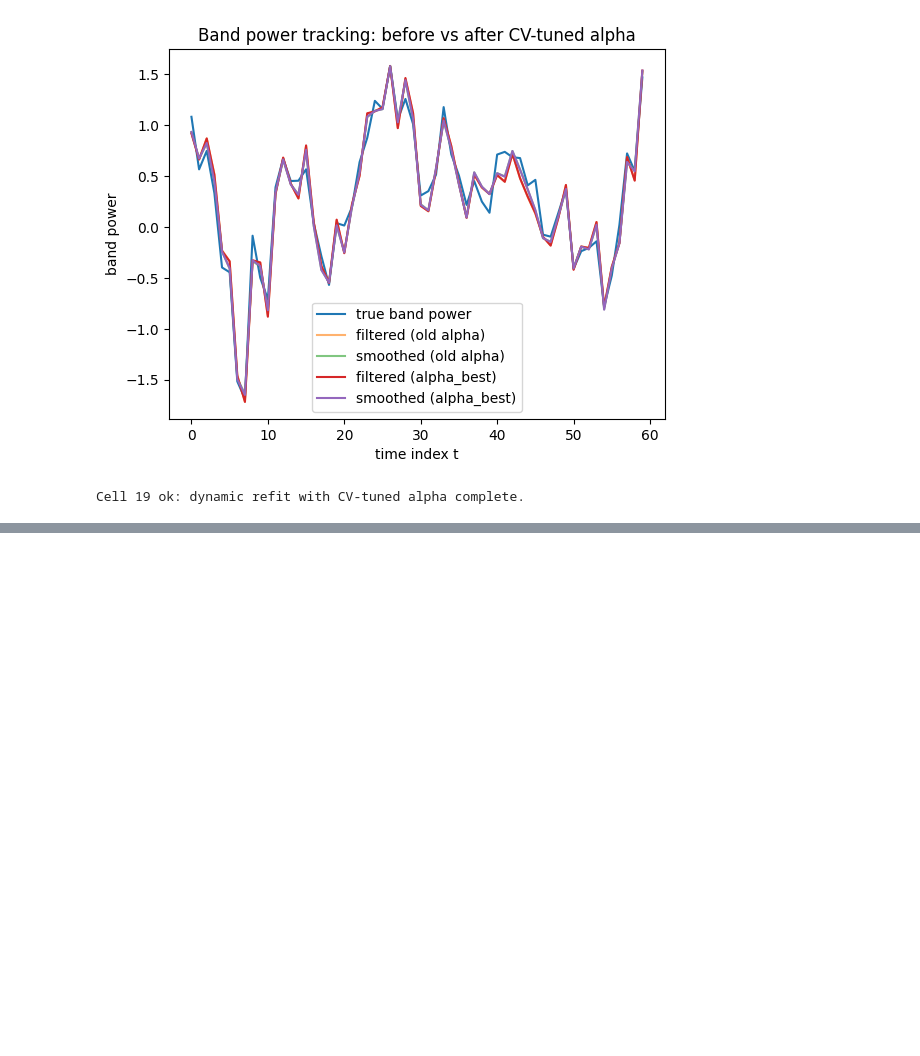
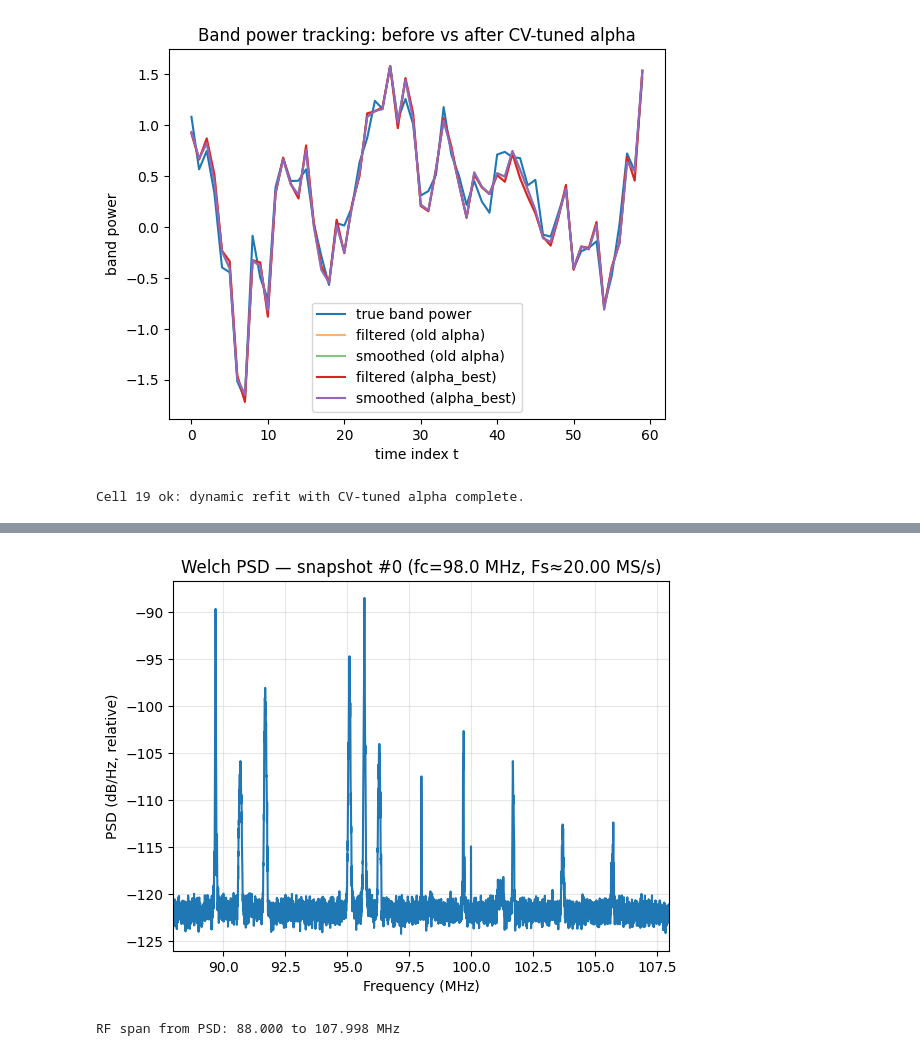
Before and after one commit to jclugor/kl_psd, a Jupyter notebook: implementation.ipynb, the cells around one changed output, grey strips where cells are left out. Drawn from its saved outputs; the diff is of its cells as text; code cells hidden in the pictures; blank space fills up the shorter version.

```diff
--- a/implementation.ipynb
+++ b/implementation.ipynb
@@ -1639,0 +1642,78 @@ Cell 19 ok: dynamic refit with CV-tuned alpha complete.
+# %%
+# Cell RD-1: Load a real IQ snapshot, sanity-check, Welch PSD, plot on 88–108 MHz axis
+
+from pathlib import Path
+import numpy as np
+import matplotlib.pyplot as plt
+from scipy.signal import welch, get_window
+
+# ---- Update this if needed ----
+BASE = Path("data")
+IDX = 0
+DT_ACQ = 0.01          # seconds per snapshot (given)
+FC = 98e6              # center frequency (given)
+
+file_path = BASE / f"Samples 88 and 108MHz,time to read 0.01s, sample #{IDX}.npy"
+x = np.load(file_path)
+
+print("Loaded:", file_path)
+print("dtype:", x.dtype, "shape:", x.shape)
+
+# Basic shape handling
+x = np.asarray(x).reshape(-1)
+
+# Check complex IQ
+is_complex = np.iscomplexobj(x)
+print("is_complex:", is_complex)
+if not is_complex:
+    raise ValueError("Expected complex IQ in .npy, but array is not complex.")
+
+# Estimate Fs from sample count and acquisition time
+Fs_est = len(x) / DT_ACQ
+print(f"N={len(x)}, DT={DT_ACQ}s => Fs_est={Fs_est/1e6:.3f} MS/s")
+
+# Use estimated Fs unless you want to force 20e6
+Fs = Fs_est
+
+# Remove DC offset (common for HackRF)
+x = x - np.mean(x)
+
+# ---- Welch PSD ----
+# Choose nperseg; must be <= len(x)
+nperseg = 8192
+noverlap = nperseg // 2
+window = get_window("hann", nperseg, fftbins=True)
+
+# welch returns one-sided for real signals; for complex it returns two-sided if return_onesided=False
+f_baseband, Pxx = welch(
+    x,
+    fs=Fs,
+    window=window,
+    nperseg=nperseg,
+    noverlap=noverlap,
+    nfft=nperseg,
+    detrend=False,
+    return_onesided=False,
+    scaling="density",
+    average="mean",
+)
+
+# Shift to center at 0 Hz, then shift to RF around FC
+f_baseband = np.fft.fftshift(f_baseband)     # Hz, roughly [-Fs/2, Fs/2)
+Pxx = np.fft.fftshift(Pxx)
+
+f_rf = FC + f_baseband                       # Hz, absolute RF axis
+
+# ---- Plot ----
+plt.figure()
+plt.plot(f_rf / 1e6, 10*np.log10(Pxx + 1e-30))
+plt.xlabel("Frequency (MHz)")
+plt.ylabel("PSD (dB/Hz, relative)")
+plt.title(f"Welch PSD — snapshot #{IDX} (fc={FC/1e6:.1f} MHz, Fs≈{Fs/1e6:.2f} MS/s)")
+plt.xlim(88, 108)  # focus on FM band
+plt.grid(True, alpha=0.3)
+plt.show()
+
+# Quick checks: does the axis actually cover 88–108?
+print(f"RF span from PSD: {f_rf.min()/1e6:.3f} to {f_rf.max()/1e6:.3f} MHz")
+# %% [output]
@@ -1639,0 +1724,2 @@ Cell 19 ok: dynamic refit with CV-tuned alpha complete.
+[figure, added]
+RF span from PSD: 88.000 to 107.998 MHz
```
Also changed, not shown: parts of 10 cells of this notebook.
